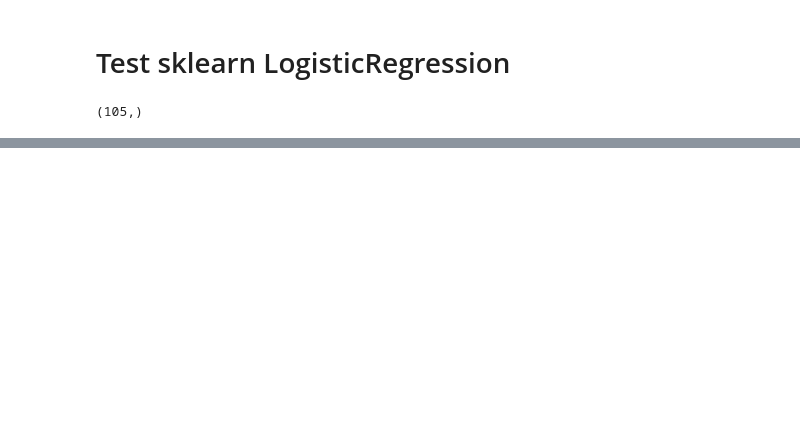
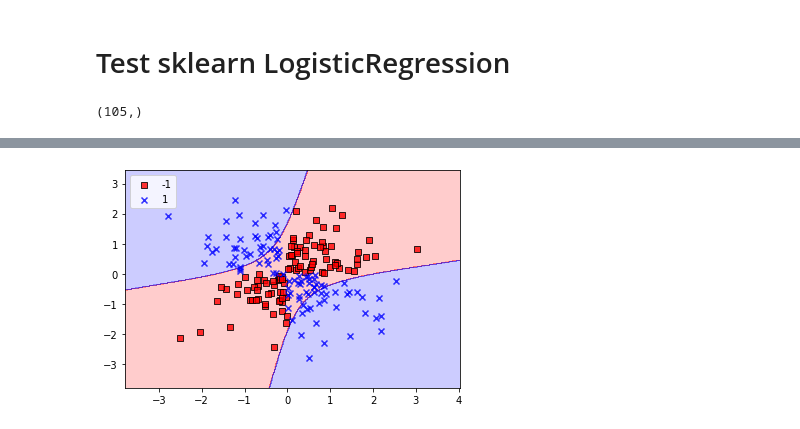
Before and after one commit to Mekhak/machine_learning_lessons, a Jupyter notebook: Raschka_python_machine_learning/chapter_03/LogisticRegression.ipynb, the cells around one changed output, grey strips where cells are left out. Cells and saved outputs as stored; diff of their text form; code cells hidden in the pictures; blank space fills up the shorter version.

```diff
--- a/Raschka_python_machine_learning/chapter_03/LogisticRegression.ipynb
+++ b/Raschka_python_machine_learning/chapter_03/LogisticRegression.ipynb
@@ -173,0 +213,10 @@ array([[1.66450633, 1.31392762]])
+# %%
+from sklearn.svm import SVC
+
+svm = SVC(kernel='rbf', random_state=1, gamma=0.03, C=10.0)
+svm.fit(X_xor, y_xor)
+plot_decision_regions(X_xor, y_xor, classifier=svm)
+plt.legend(loc='upper left')
+plt.show()
+# %% [output]
+[figure, added]
```
Also changed, not shown: parts of 10 cells of this notebook, 1 other file.
